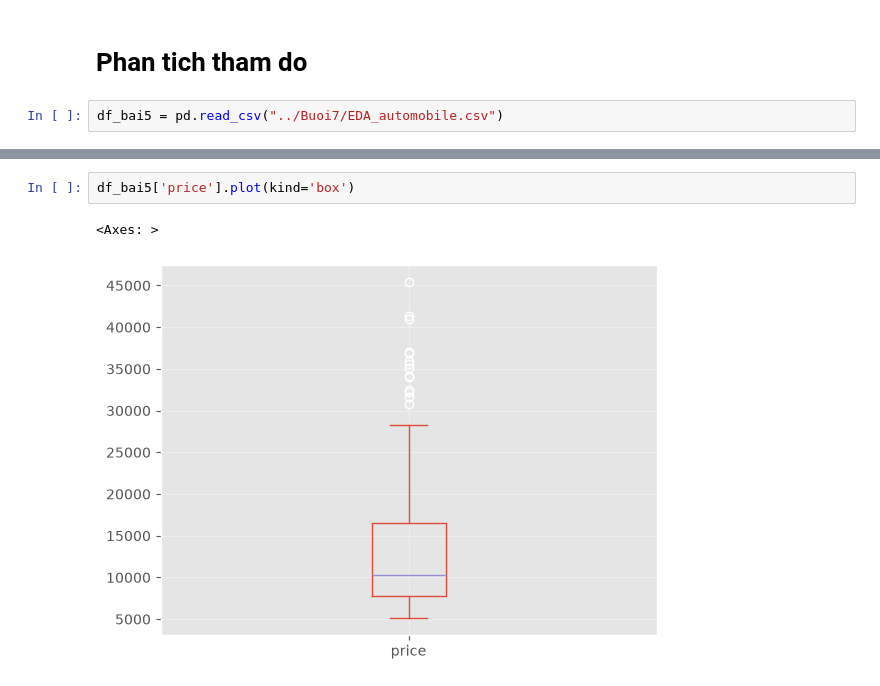
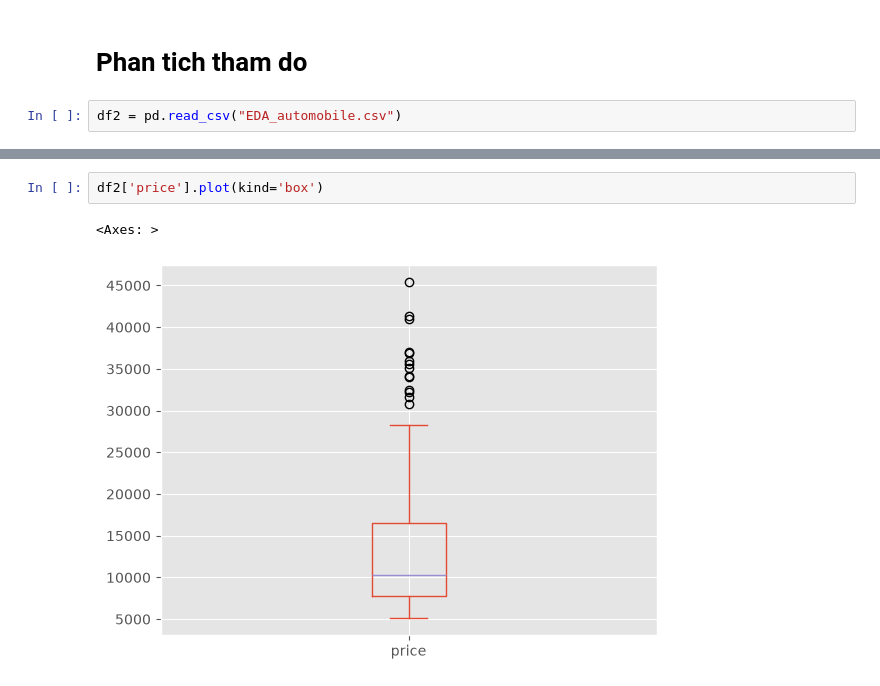
Before and after one commit to letienhoang/PhanTichVaTrucQuanDuLieu, a Jupyter notebook: Buoi6/Buoi6.ipynb, the cells around one changed output, grey strips where cells are left out. Drawn from its saved outputs; the diff is of its cells as text.

Commit message:
do homework buoi 8

```diff
--- a/Buoi6/Buoi6.ipynb
+++ b/Buoi6/Buoi6.ipynb
@@ -74,5 +74,5 @@ df_can_top5.plot(kind='area', stacked=False, figsize=(20, 10))
 # %% [markdown]
 # Phan tich tham do
 # %%
-df_bai5 = pd.read_csv("../Buoi7/EDA_automobile.csv")
+df2 = pd.read_csv("EDA_automobile.csv")
 # %%
@@ -98,8 +98,8 @@ df_bai5['length'].mode(), df_bai5['length'].median(), df_bai5['length'].mean()
  np.float64(0.832292167),
  np.float64(0.8371023307412935))
 # %%
-df_bai5['price'].plot(kind='box')
+df2['price'].plot(kind='box')
 # %% [output]
 <Axes: >
-[figure, old version]
+[figure, new version]
 # %%
```
Also changed, not shown: parts of 11 cells of this notebook, 4 other files.
